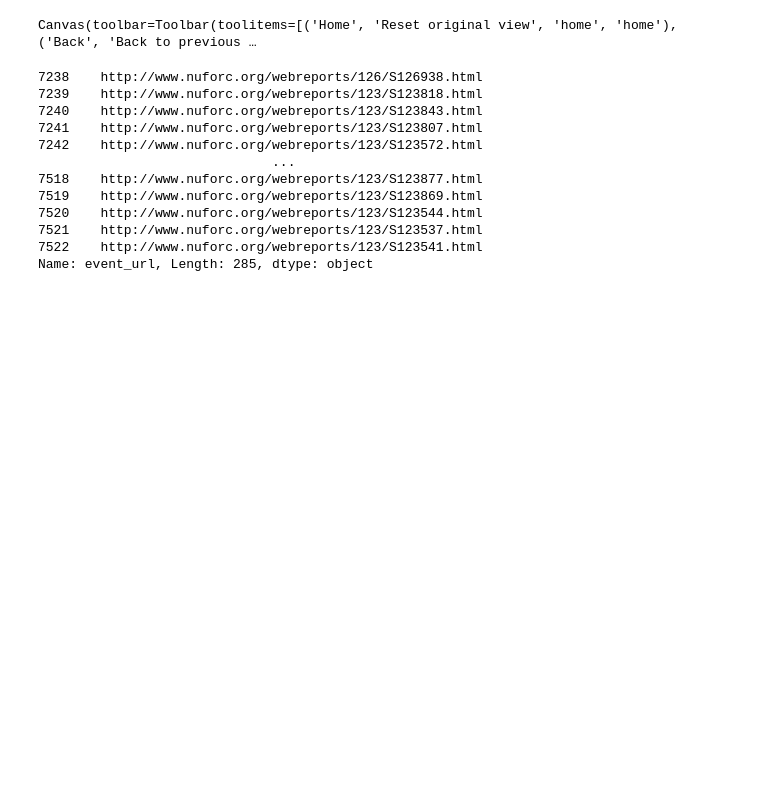
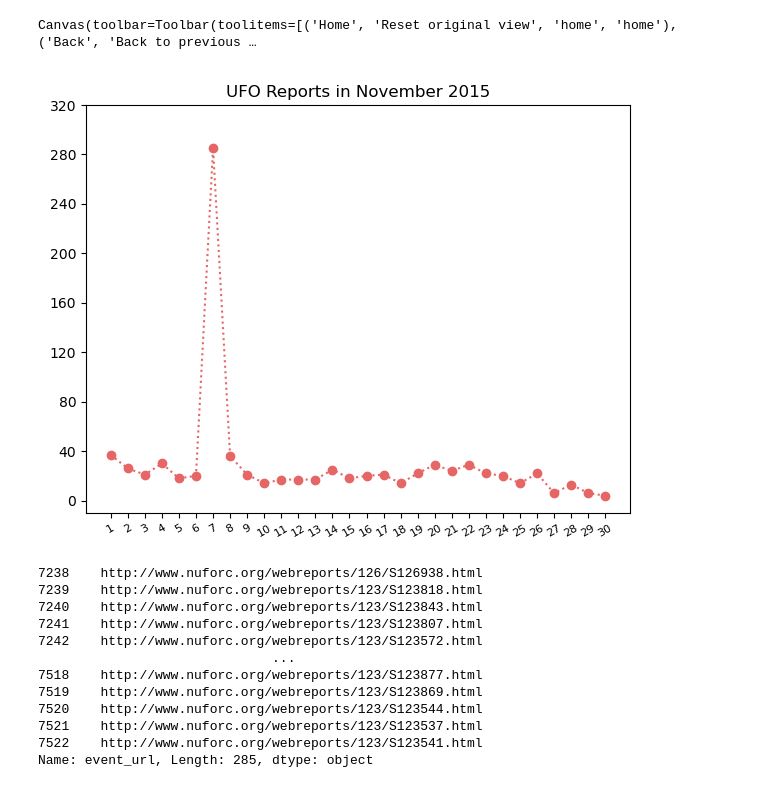
Before and after one commit to LinkWentz/UFO-Report-2021, a Jupyter notebook: Data Exploration.ipynb, the cells around one changed output. Cells and saved outputs as stored; diff of their text form; code cells hidden in the pictures; blank space fills up the shorter version.

```diff
--- a/Data Exploration.ipynb
+++ b/Data Exploration.ipynb
@@ -442,5 +452,9 @@ ax.set_title('UFO Reports in November 2015');
 # %% [output]
 Canvas(toolbar=Toolbar(toolitems=[('Home', 'Reset original view', 'home', 'home'), ('Back', 'Back to previous …
+# %%
+display.Image("Plots/2 - November 2015 Spike.png")
+# %% [output]
+[figure, added]
 # %%
 aliens.query('event_date == "2015-11-07"').event_url
 # %% [output]
```
Also changed, not shown: parts of 14 cells of this notebook.
